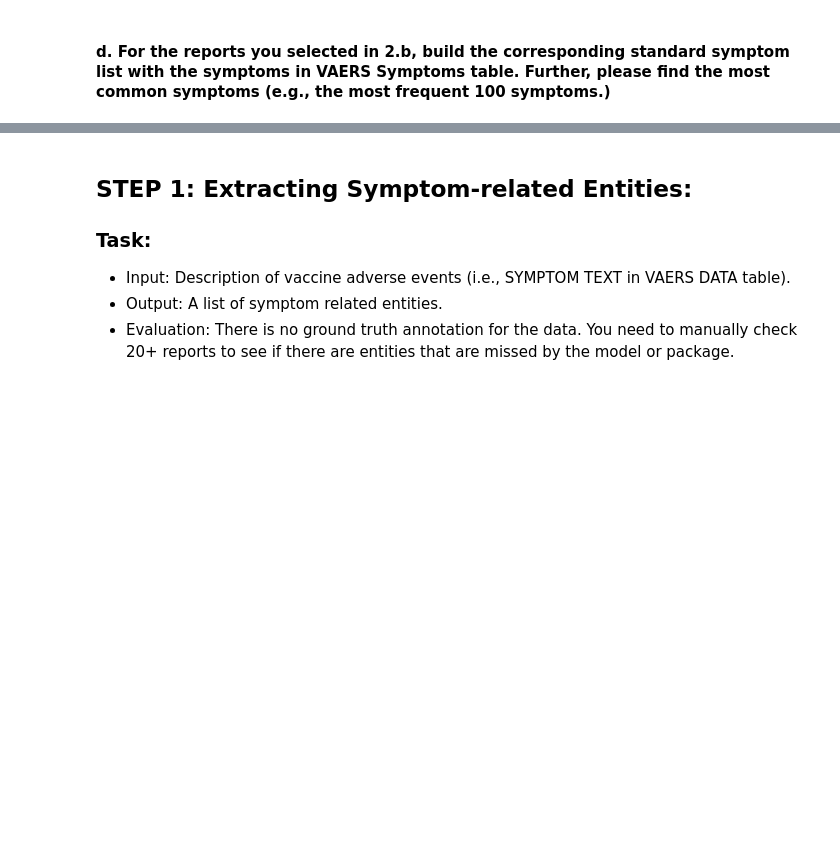
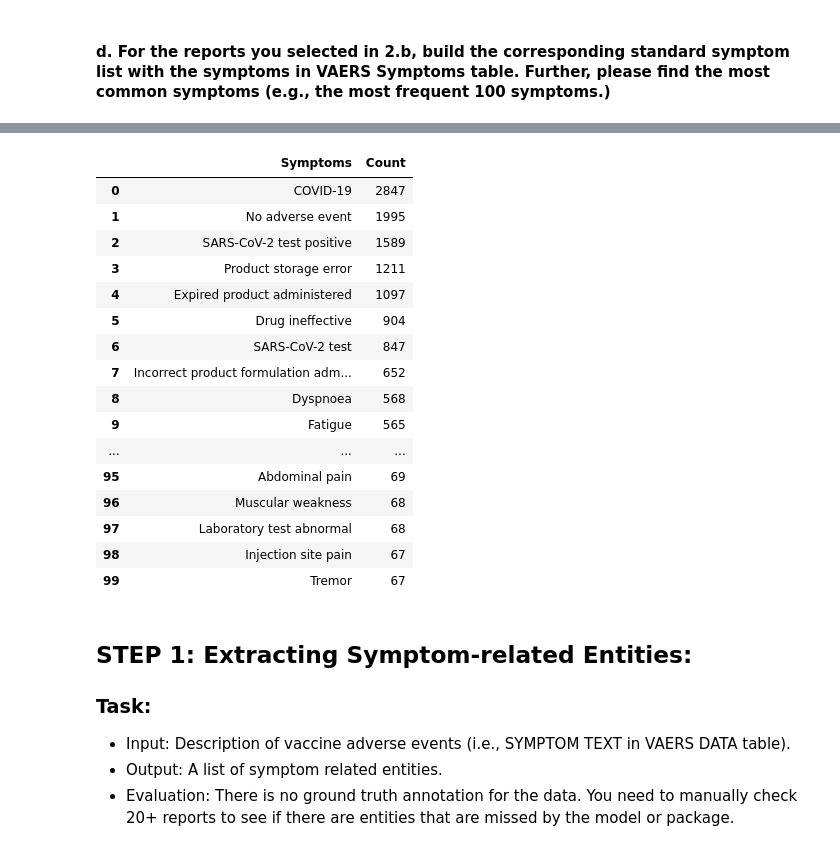
Before and after one commit to qianlan97/CS584-Final, a Jupyter notebook: data_processing.ipynb, the cells around one changed output, grey strips where cells are left out. Saved outputs shown, nothing was run; the diff lists cells and outputs as text; code cells hidden in the pictures; blank space fills up the shorter version.

```diff
--- a/data_processing.ipynb
+++ b/data_processing.ipynb
@@ -129,3 +145,23 @@ common_standard_symptoms.to_csv('common_standard_symptoms.csv')
+# %%
+common_standard_symptoms
+# %% [output]
+|  | Symptoms | Count |
+| 0 | COVID-19 | 2847 |
+| 1 | No adverse event | 1995 |
+| 2 | SARS-CoV-2 test positive | 1589 |
+| 3 | Product storage error | 1211 |
+| 4 | Expired product administered | 1097 |
+| 5 | Drug ineffective | 904 |
+| 6 | SARS-CoV-2 test | 847 |
+| 7 | Incorrect product formulation adm... | 652 |
+| 8 | Dyspnoea | 568 |
+| 9 | Fatigue | 565 |
+| ... | ... | ... |
+| 95 | Abdominal pain | 69 |
+| 96 | Muscular weakness | 68 |
+| 97 | Laboratory test abnormal | 68 |
+| 98 | Injection site pain | 67 |
+| 99 | Tremor | 67 |
 # %% [markdown]
 ## STEP 1: Extracting Symptom-related Entities:
 ### Task:
```
Also changed, not shown: parts of 1 cell of this notebook.
